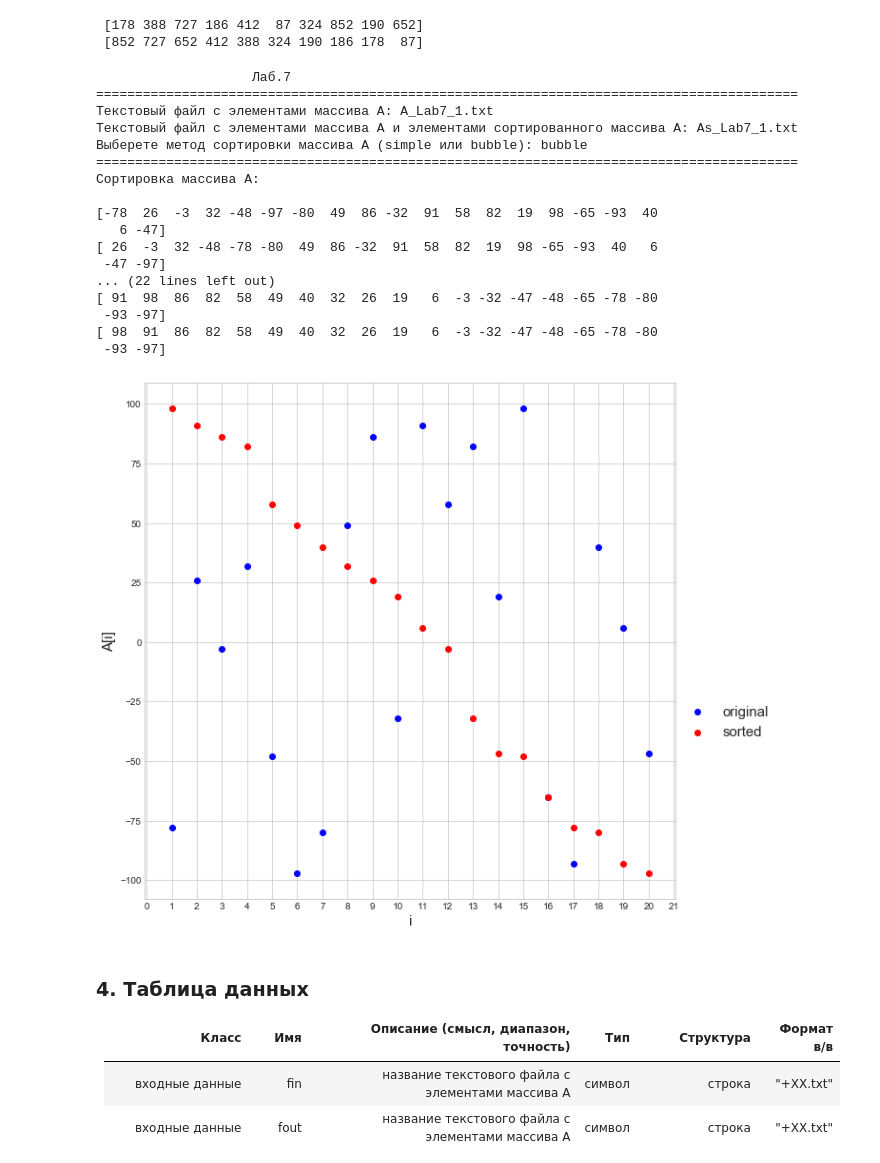
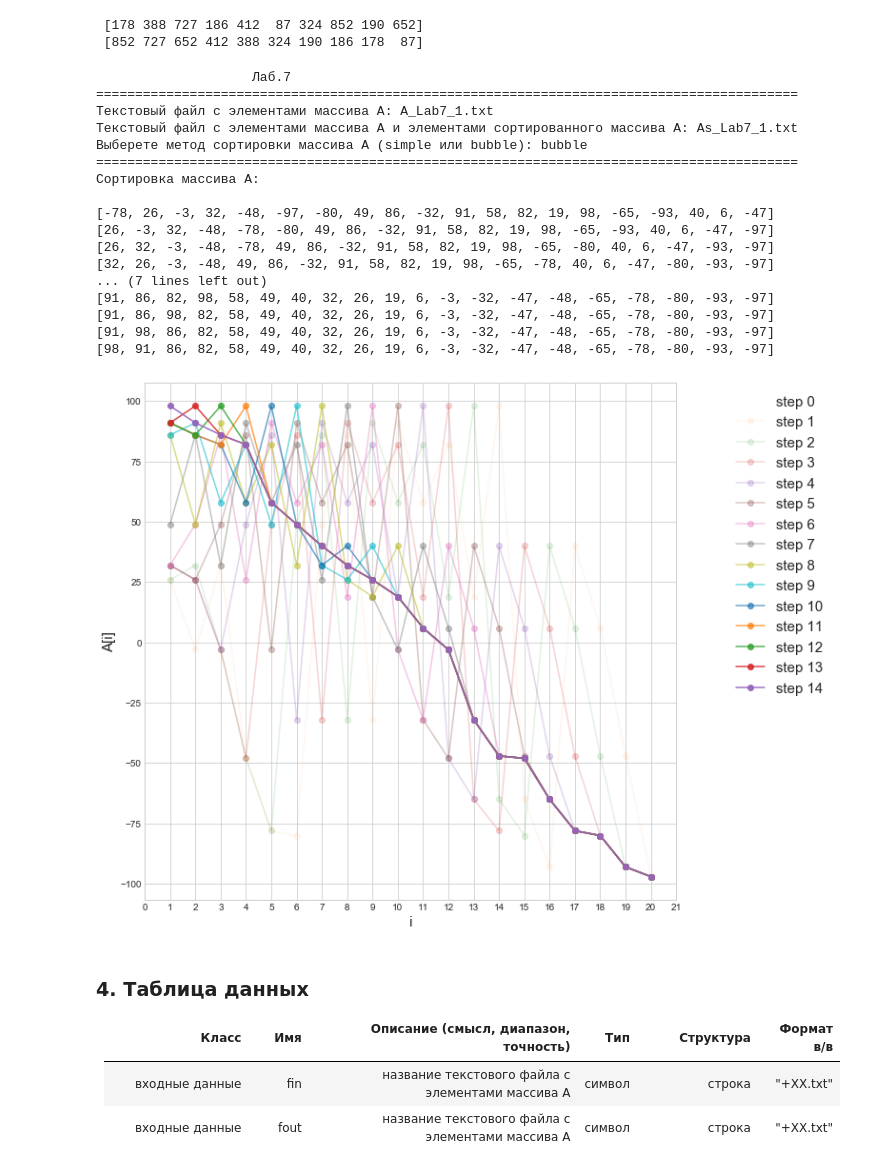
Before and after one commit to OlgaBelitskaya/math_20182019, a Jupyter notebook: program_lab7.ipynb, the cells around one changed output. Drawn from its saved outputs; the diff is of its cells as text; code cells hidden in the pictures.

```diff
--- a/program_lab7.ipynb
+++ b/program_lab7.ipynb
@@ -104,9 +104,11 @@ method = str(input('Выберете метод сортировки масси
 print(90*'=' + '\n' + 'Сортировка массива A: \n')
 
 def simple_sort(A):
+    AA = []
     for j in range(len(A)-1):
         print(j)
         print(A)
+        AA.extend(A)
         MIN, k = A[len(A)-j-1], -1
         for i in range(len(A)-j-2, -1, -1):
             if MIN > A[i]:
@@ -115,10 +117,13 @@ def simple_sort(A):
         if k > -1:
             A[k] = A[len(A)-j-1]
             A[len(A)-j-1] = MIN
+    return AA
 
 def bubble_sort(A):
+    AA = []
     for j in range(len(A)-1):
         print(A)
+        AA.extend(A)
         c = 0
         for i in range(len(A)-j-1):
             if A[i] < A[i+1]:
@@ -127,11 +132,12 @@ def bubble_sort(A):
                 A[i+1] = MIN
                 c += 1
         if c < 1:  break
+    return AA
 
 if method == 'simple':
-    simple_sort(A)
+    AA = simple_sort(A)
 elif method == 'bubble':
-    bubble_sort(A)
+    AA = bubble_sort(A)
 else:
     print('Неправильный ввод названия метода сортировки')
 
@@ -146,26 +152,27 @@ with open(fout, 'w') as f:
 ==========================================================================================
 Сортировка массива A:
 
-[-78  26  -3  32 -48 -97 -80  49  86 -32  91  58  82  19  98 -65 -93  40
-   6 -47]
-[ 26  -3  32 -48 -78 -80  49  86 -32  91  58  82  19  98 -65 -93  40   6
- -47 -97]
-... (22 lines left out)
-[ 91  98  86  82  58  49  40  32  26  19   6  -3 -32 -47 -48 -65 -78 -80
- -93 -97]
-[ 98  91  86  82  58  49  40  32  26  19   6  -3 -32 -47 -48 -65 -78 -80
- -93 -97]
+[-78, 26, -3, 32, -48, -97, -80, 49, 86, -32, 91, 58, 82, 19, 98, -65, -93, 40, 6, -47]
+[26, -3, 32, -48, -78, -80, 49, 86, -32, 91, 58, 82, 19, 98, -65, -93, 40, 6, -47, -97]
+[26, 32, -3, -48, -78, 49, 86, -32, 91, 58, 82, 19, 98, -65, -80, 40, 6, -47, -93, -97]
+[32, 26, -3, -48, 49, 86, -32, 91, 58, 82, 19, 98, -65, -78, 40, 6, -47, -80, -93, -97]
+... (7 lines left out)
+[91, 86, 82, 98, 58, 49, 40, 32, 26, 19, 6, -3, -32, -47, -48, -65, -78, -80, -93, -97]
+[91, 86, 98, 82, 58, 49, 40, 32, 26, 19, 6, -3, -32, -47, -48, -65, -78, -80, -93, -97]
+[91, 98, 86, 82, 58, 49, 40, 32, 26, 19, 6, -3, -32, -47, -48, -65, -78, -80, -93, -97]
+[98, 91, 86, 82, 58, 49, 40, 32, 26, 19, 6, -3, -32, -47, -48, -65, -78, -80, -93, -97]
 # %%
 pylab.figure(figsize=(10,10))
-pylab.scatter(range(len(A1)), A1, c='b', label='original')
-pylab.scatter(range(len(A1)), B1, c='r', label='sorted')
+for i in range(int(len(AA)/20)):
+    pylab.plot(range(20), AA[20*i:20*(i+1)], '-o',
+               alpha=20*i/len(AA), label='step {}'.format(i))
 
 pylab.xlabel('i', fontsize=15)
 pylab.ylabel('A[i]', fontsize=15)
 pylab.xticks(range(-1, len(A)+1), range(len(A)+2));
-pylab.legend(fontsize=15, shadow=True, bbox_to_anchor=(1.2,0.4));
+pylab.legend(fontsize=15, shadow=True, bbox_to_anchor=(1.3,1.0));
 # %% [output]
-[figure, old version]
+[figure, new version]
 # %% [markdown]
 ### 4. Таблица данных
 
```
